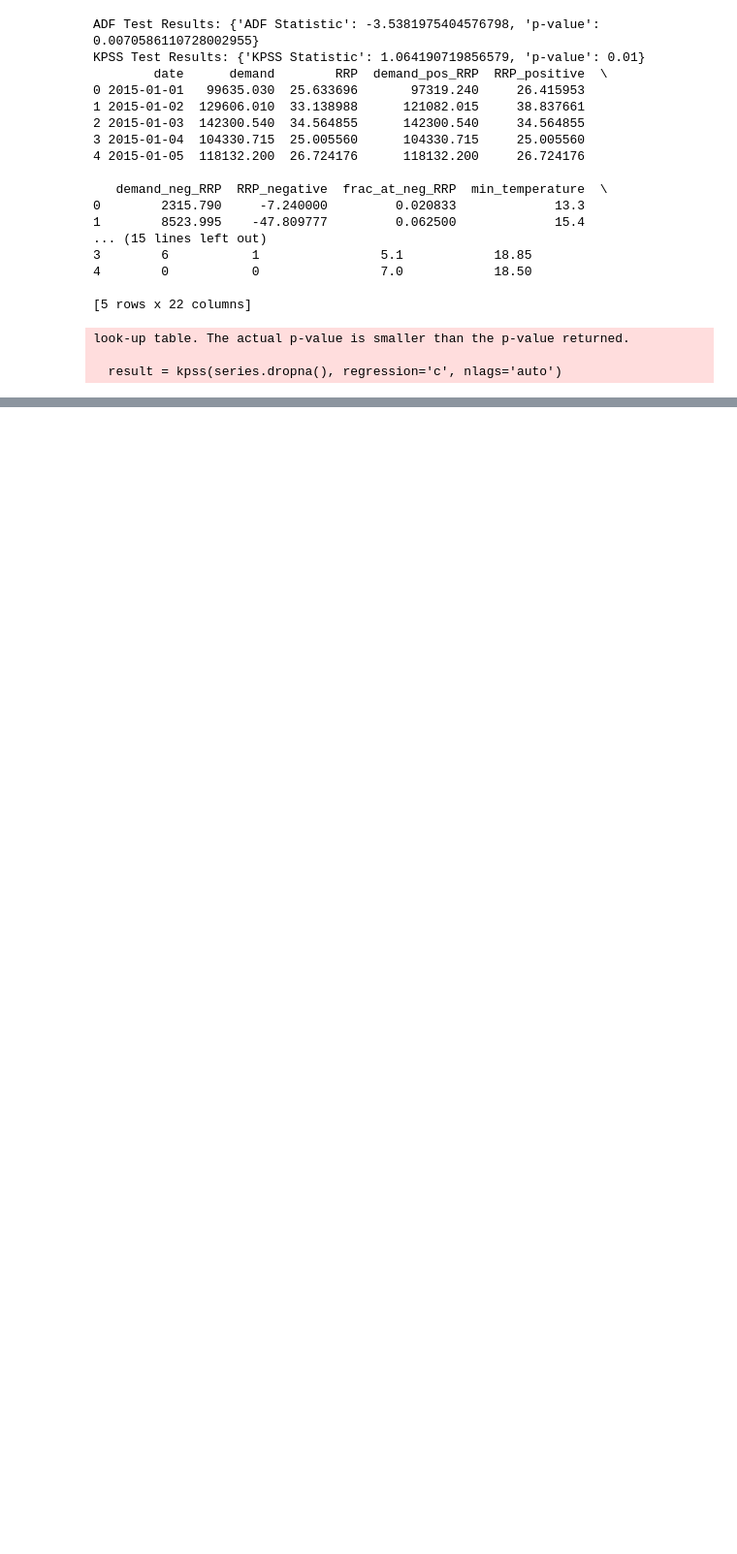
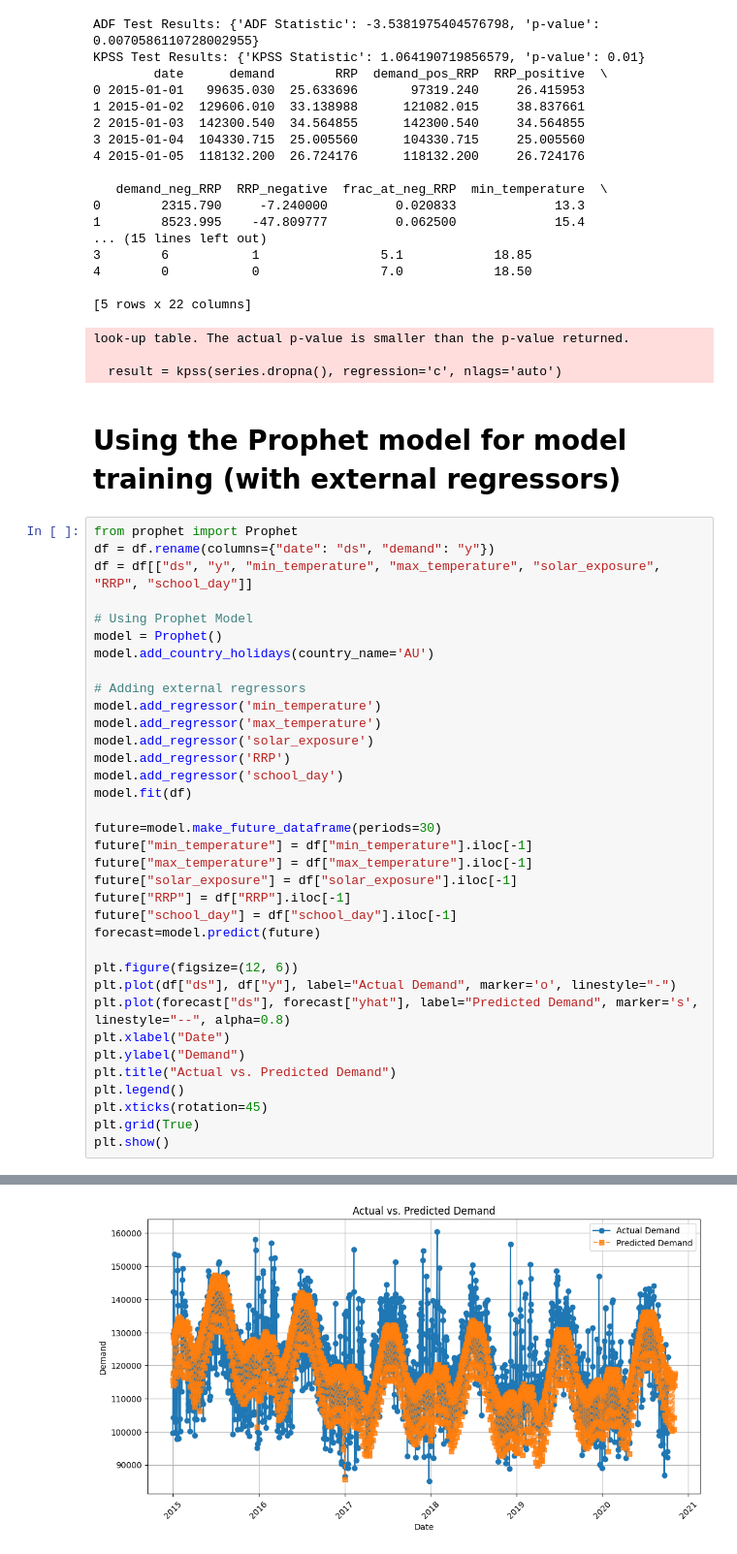
Before and after one commit to amalsalilan/Electricity_Demand-and_Price_ForecastingInfosys_Internship_Oct2025, a Jupyter notebook: Electricity_Forecasting_And_Price_Prediction.ipynb, the cells around one changed output, grey strips where cells are left out. Shown at 97% size. Saved outputs shown, nothing was run; the diff lists cells and outputs as text; blank space fills up the shorter version.

Commit message:
Updated the notebook after model training

```diff
--- a/Electricity_Forecasting_And_Price_Prediction.ipynb
+++ b/Electricity_Forecasting_And_Price_Prediction.ipynb
@@ -396,3 +398,41 @@ KPSS Test Results: {'KPSS Statistic': 1.064190719856579, 'p-value': 0.01}
 look-up table. The actual p-value is smaller than the p-value returned.
 
   result = kpss(series.dropna(), regression='c', nlags='auto')
+# %% [markdown]
+# Using the Prophet model for model training (with external regressors)
+# %%
+from prophet import Prophet
+df = df.rename(columns={"date": "ds", "demand": "y"})
+df = df[["ds", "y", "min_temperature", "max_temperature", "solar_exposure", "RRP", "school_day"]]
+
+# Using Prophet Model
+model = Prophet()
+model.add_country_holidays(country_name='AU')
+
+# Adding external regressors
+model.add_regressor('min_temperature')
+model.add_regressor('max_temperature')
+model.add_regressor('solar_exposure')
+model.add_regressor('RRP')
+model.add_regressor('school_day')
+model.fit(df)
+
+future=model.make_future_dataframe(periods=30)
+future["min_temperature"] = df["min_temperature"].iloc[-1]
+future["max_temperature"] = df["max_temperature"].iloc[-1]
+future["solar_exposure"] = df["solar_exposure"].iloc[-1]
+future["RRP"] = df["RRP"].iloc[-1]
+future["school_day"] = df["school_day"].iloc[-1]
+forecast=model.predict(future)
+
+plt.figure(figsize=(12, 6))
+plt.plot(df["ds"], df["y"], label="Actual Demand", marker='o', linestyle="-")
+plt.plot(forecast["ds"], forecast["yhat"], label="Predicted Demand", marker='s', linestyle="--", alpha=0.8)
+plt.xlabel("Date")
+plt.ylabel("Demand")
+plt.title("Actual vs. Predicted Demand")
+plt.legend()
+plt.xticks(rotation=45)
+plt.grid(True)
+plt.show()
+# %% [output]
@@ -398,0 +441 @@ look-up table. The actual p-value is smaller than the p-value returned.
+[figure, added]
```
Also changed, not shown: parts of 8 cells of this notebook.
